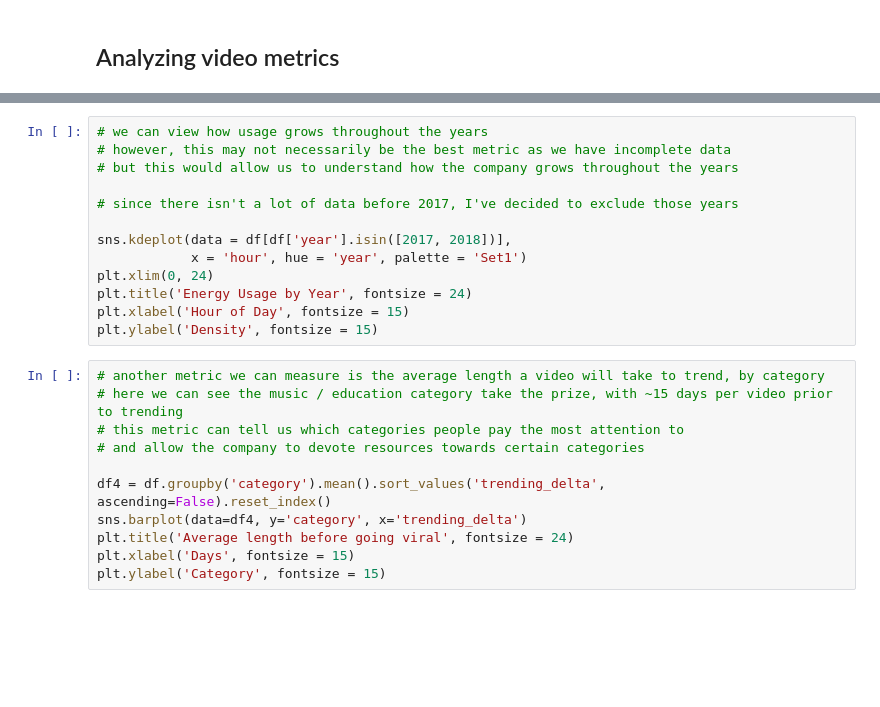
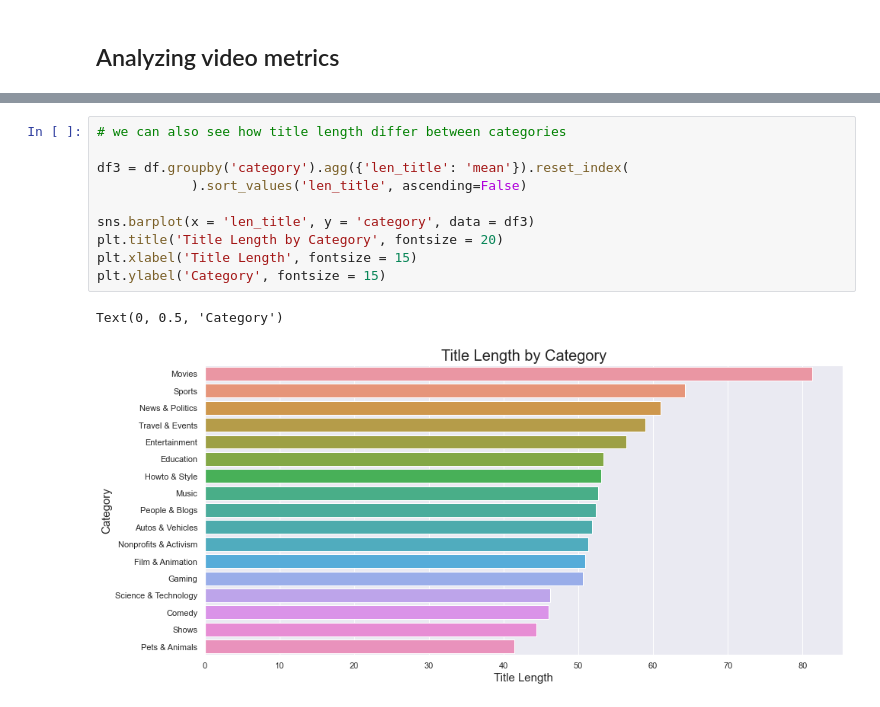
Before and after one commit to danielosetiawan/YouTube-EDA, a Jupyter notebook: youtube ipynb.ipynb, the cells around one changed output, grey strips where cells are left out. Cells and saved outputs as stored; diff of their text form; blank space fills up the shorter version.

```diff
--- a/youtube ipynb.ipynb
+++ b/youtube ipynb.ipynb
@@ -295,24 +218,13 @@ plt.ylabel('Count', fontsize = 15)
-# %%
-# we can view how usage grows throughout the years
-# however, this may not necessarily be the best metric as we have incomplete data
-# but this would allow us to understand how the company grows throughout the years
-
-# since there isn't a lot of data before 2017, I've decided to exclude those years
-
-sns.kdeplot(data = df[df['year'].isin([2017, 2018])],
-            x = 'hour', hue = 'year', palette = 'Set1')
-plt.xlim(0, 24)
-plt.title('Energy Usage by Year', fontsize = 24)
-plt.xlabel('Hour of Day', fontsize = 15)
-plt.ylabel('Density', fontsize = 15)
-# %%
-# another metric we can measure is the average length a video will take to trend, by category
-# here we can see the music / education category take the prize, with ~15 days per video prior to trending
-# this metric can tell us which categories people pay the most attention to
-# and allow the company to devote resources towards certain categories
-
-df4 = df.groupby('category').mean().sort_values('trending_delta', ascending=False).reset_index()
-sns.barplot(data=df4, y='category', x='trending_delta')
-plt.title('Average length before going viral', fontsize = 24)
-plt.xlabel('Days', fontsize = 15)
-plt.ylabel('Category', fontsize = 15)
+# %%
+# we can also see how title length differ between categories
+
+df3 = df.groupby('category').agg({'len_title': 'mean'}).reset_index(
+            ).sort_values('len_title', ascending=False)
+
+sns.barplot(x = 'len_title', y = 'category', data = df3)
+plt.title('Title Length by Category', fontsize = 20)
+plt.xlabel('Title Length', fontsize = 15)
+plt.ylabel('Category', fontsize = 15)
+# %% [output]
+Text(0, 0.5, 'Category')
+[figure, added]
```
Also changed, not shown: parts of 45 cells of this notebook.
